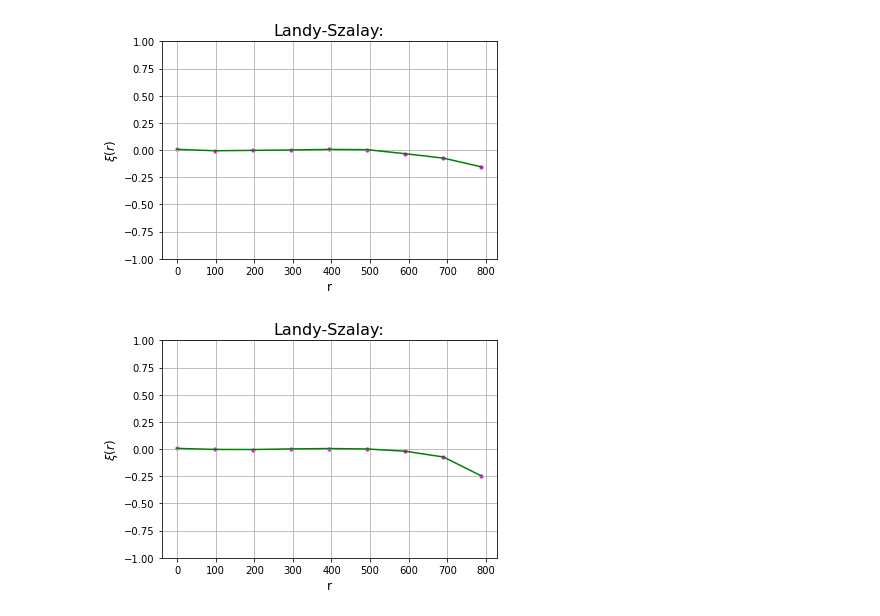
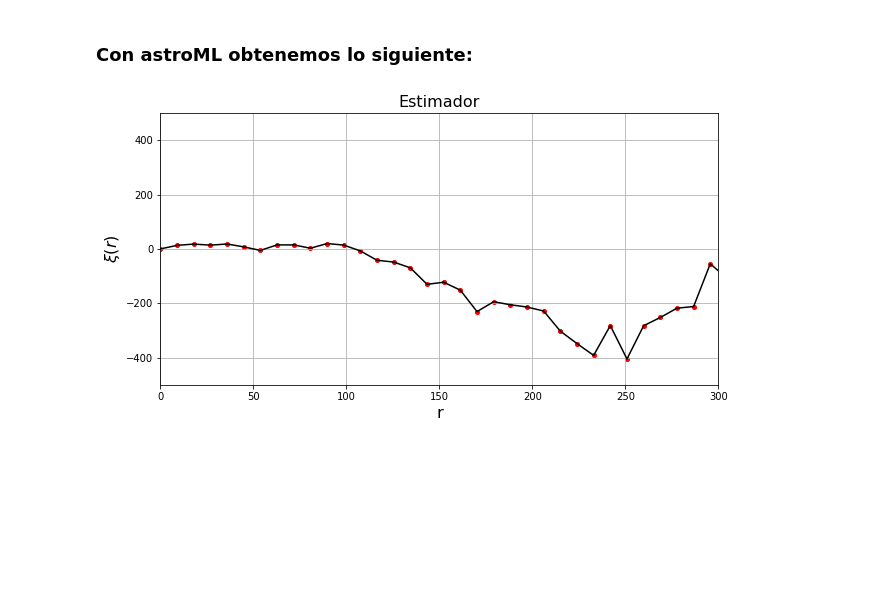
Before and after one commit to DCIDA2019/dcida2020ii-andreayzz, a Jupyter notebook: Nov24/Funcion_correlacion2.ipynb, the cells around one changed output. Saved outputs shown, nothing was run; the diff lists cells and outputs as text; code cells hidden in the pictures; blank space fills up the shorter version.

```diff
--- a/Nov24/Funcion_correlacion2.ipynb
+++ b/Nov24/Funcion_correlacion2.ipynb
@@ -114,0 +107,4 @@ r,e = correlacion(r1,data1,20,l*np.sqrt(D))
+# %%
+Num_bins = 100
+range_ = l*np.sqrt(D)
+r,e = LS(r1,data1,Num_bins,range_)
@@ -145,24 +149,18 @@ corr = astroML.correlation.two_point(data1, bins, method='standard', data_R=None
+# %% [markdown]
+### Con astroML obtenemos lo siguiente:
+# %%
+bn = np.linspace(0,range_,Num_bins)
+corr = astroML.correlation.two_point(data2, bn, method='standard', data_R=None, random_state=None)
 # %%
-BN = bins[:10-1]
-plt.scatter(BN,corr, s=10, c='magenta')
-plt.plot(BN,corr,'green')
-plt.xlabel('r',fontsize=12)
-plt.ylabel('$\u03BE(r)$',fontsize=12)
-plt.ylim(-1,1)
-plt.title('Landy-Szalay:',fontsize=16)
+bn_reduced = bn[:Num_bins-1]
+fig = plt.figure(figsize=(10,5))
+plt.scatter(bn_reduced,corr*bn_reduced*bn_reduced, s=16, c='red')
+plt.plot(bn_reduced,corr*bn_reduced*bn_reduced,'k-')
+plt.xlim(0,300)
+plt.ylim(-500,500)
+plt.xlabel('r',fontsize=16)
+plt.ylabel('$\u03BE(r)$',fontsize=16)
+plt.title('Estimador',fontsize=16)
 plt.grid();
 # %% [output]
-[figure, old version]
+[figure, new version]
-# %%
-bins = np.linspace(0,l*np.sqrt(D),10)
-corr = astroML.correlation.two_point(data3, bins, method='standard', data_R=None, random_state=None)
-BN = bins[:10-1]
-plt.scatter(BN,corr, s=10, c='magenta')
-plt.plot(BN,corr,'green')
-plt.xlabel('r',fontsize=12)
-plt.ylabel('$\u03BE(r)$',fontsize=12)
-plt.ylim(-1,1)
-plt.title('Landy-Szalay:',fontsize=16)
-plt.grid();
-# %% [output]
-[figure, removed]
```
Also changed, not shown: parts of 12 cells of this notebook.
